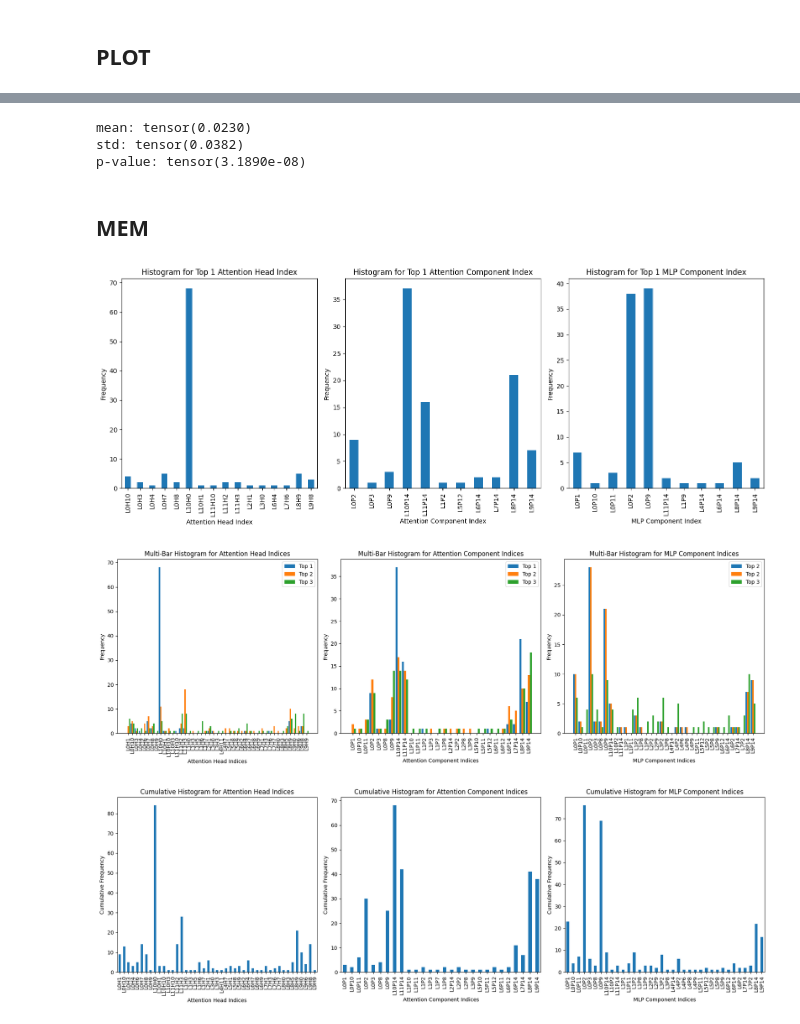
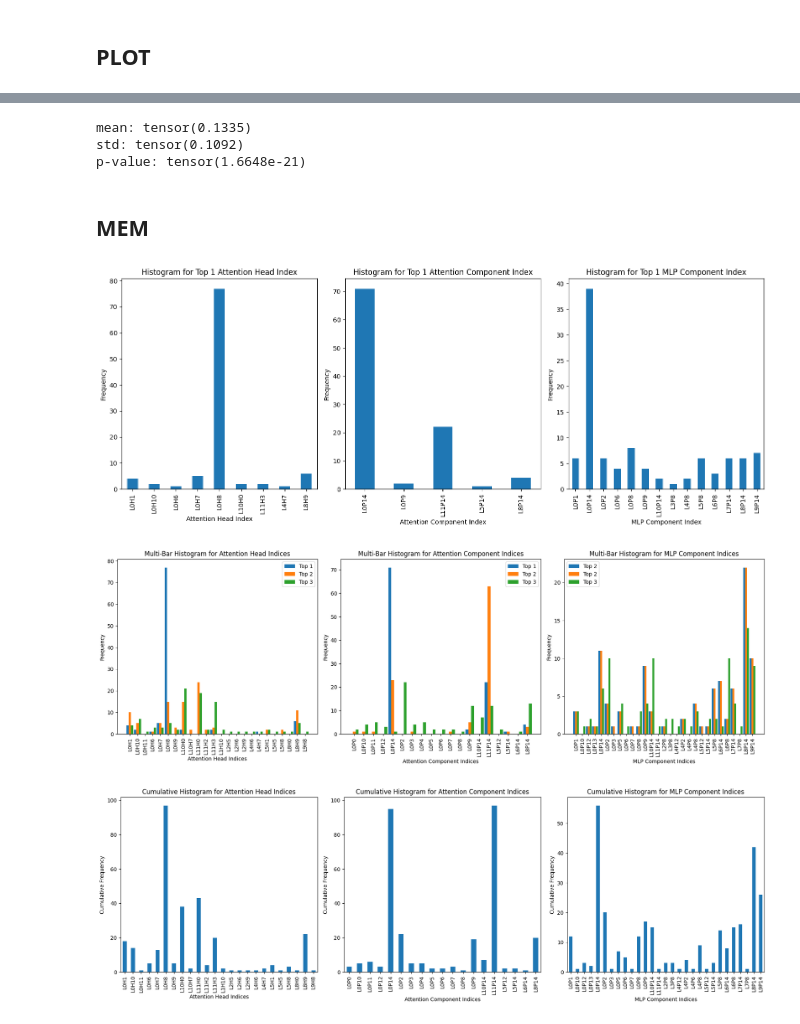
Before and after one commit to francescortu/comp-mech, a Jupyter notebook: notebooks/plot.ipynb, the cells around one changed output, grey strips where cells are left out. Drawn from its saved outputs; the diff is of its cells as text; code cells hidden in the pictures.

```diff
--- a/notebooks/plot.ipynb
+++ b/notebooks/plot.ipynb
@@ -248,19 +250,19 @@ plt.show()
 # %%
-LAYER = 8
-HEAD = 5
+LAYER = 0
+HEAD = 8
 
 # search
 print( "mean:", result.data["cp"]["attn_head_out"]["mean"][0,LAYER,HEAD])
 print( "std:", result.data["cp"]["attn_head_out"]["std"][0,LAYER,HEAD])
 print( "p-value:", result.data["cp"]["attn_head_out"]["p-value"][0,LAYER,HEAD])
 # %% [output]
-mean: tensor(0.0230)
-std: tensor(0.0382)
-p-value: tensor(3.1890e-08)
+mean: tensor(0.1335)
+std: tensor(0.1092)
+p-value: tensor(1.6648e-21)
 # %% [markdown]
 ## MEM
 # %%
-df = pd.read_csv("../results/locate_mechanism/gpt2_full_result_mem_top_component_per_prompt.csv")
+df = pd.read_csv(f"../results/locate_mechanism/ablation/{FILE_NAME}_mem_top_component_per_prompt.csv")
 
 import matplotlib.pyplot as plt
 
@@ -358,33 +360,33 @@ plt.tight_layout()
 plt.show()
 
 # Calculate cumulative counts for attention head indices and MLP component indices
 cumulative_attention_counts = top1_attention_counts + top2_attention_counts + top3_attention_counts
 cumulative_attn_out_counts = top1_attn_counts + top2_attn_counts + top3_attn_counts
 cumulative_mlp_counts = top1_mlp_counts + top2_mlp_counts + top3_mlp_counts
 
 # Create cumulative histograms
 fig, axes = plt.subplots(1, 3, figsize=(18, 6))
 
 # Cumulative histogram for attention head indices
 cumulative_attention_counts.sort_index().plot(kind='bar', ax=axes[0])
 axes[0].set_title('Cumulative Histogram for Attention Head Indices')
 axes[0].set_xlabel('Attention Head Indices')
 axes[0].set_ylabel('Cumulative Frequency')
 
 cumulative_attn_out_counts.sort_index().plot(kind='bar', ax=axes[1])
 axes[1].set_title('Cumulative Histogram for Attention Component Indices')
 axes[1].set_xlabel('Attention Component Indices')
 axes[1].set_ylabel('Cumulative Frequency')
 
 # Cumulative histogram for MLP component indices
 cumulative_mlp_counts.sort_index().plot(kind='bar', ax=axes[2])
 axes[2].set_title('Cumulative Histogram for MLP Component Indices')
 axes[2].set_xlabel('MLP Component Indices')
 axes[2].set_ylabel('Cumulative Frequency')
 
 plt.tight_layout()
 plt.show()
 # %% [output]
-[figure, old version]
+[figure, new version]
-[figure, old version]
+[figure, new version]
-[figure, old version]
+[figure, new version]
```
Also changed, not shown: parts of 4 cells of this notebook, 2 other files.
